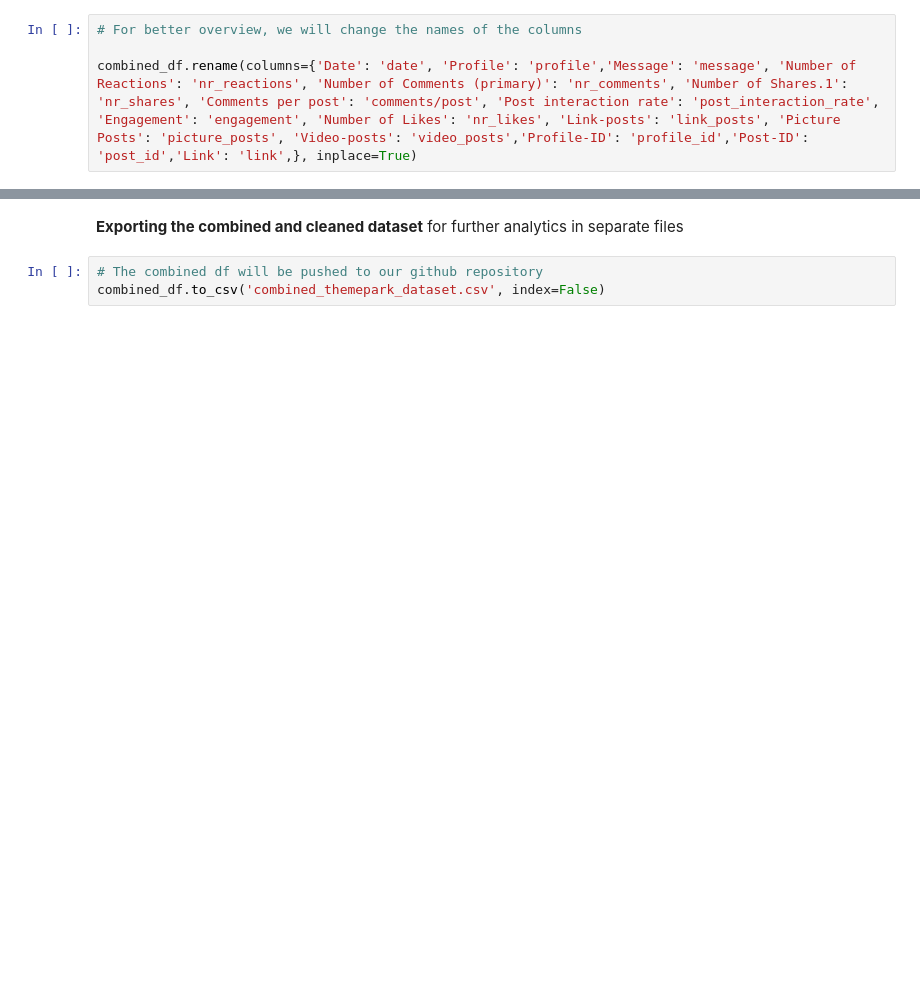
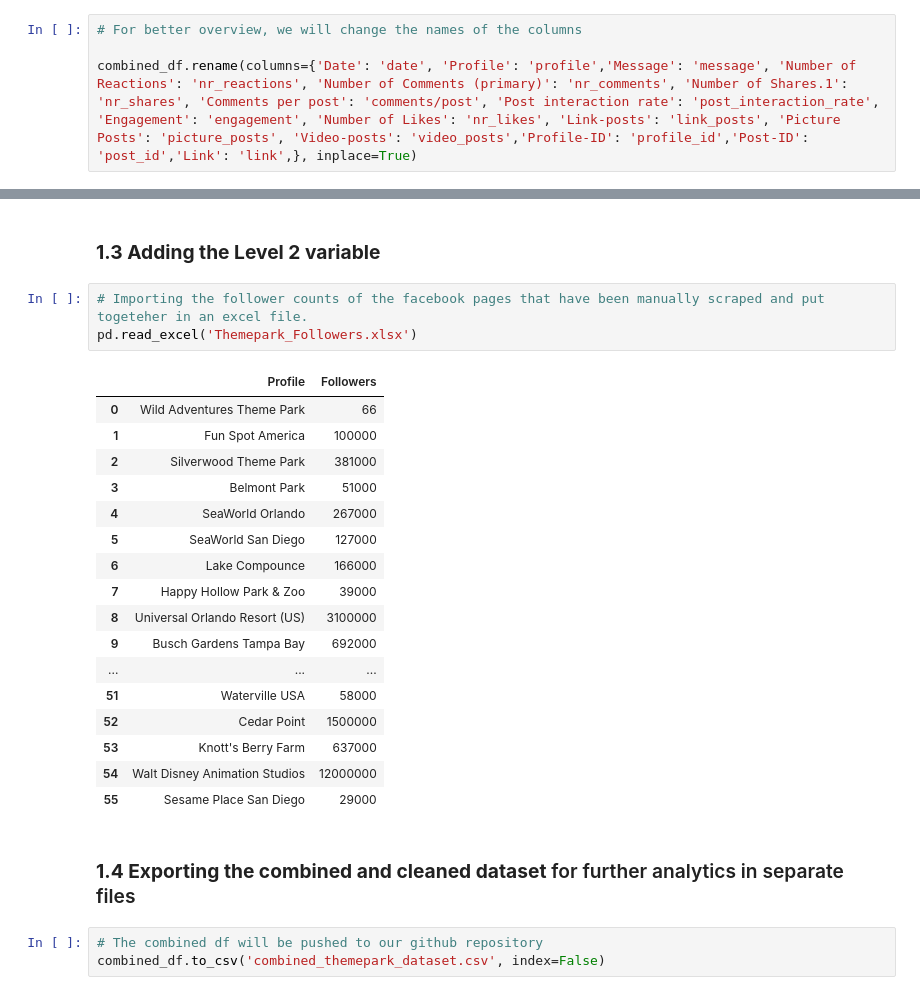
Before and after one commit to crlhbs/Group1_MarketingStrategy, a Jupyter notebook: Notebook_Themeparks_Group1.ipynb, the cells around one changed output, grey strips where cells are left out. Saved outputs shown, nothing was run; the diff lists cells and outputs as text; blank space fills up the shorter version.

```diff
--- a/Notebook_Themeparks_Group1.ipynb
+++ b/Notebook_Themeparks_Group1.ipynb
@@ -161,8 +161,31 @@ combined_df.head(1)
 # %% [output]
 |  | date | profile | message | nr_reactions | nr_comments | nr_shares | comments/post | post_interaction_rate | ... |
 | 0 | 12/31/23 9:40 PM | Wild Adventures Theme Park | 🎟️🚨 Today's the FINAL day to use ... | 16 | 2 | 2 | 2 | 1,09E+12 | ... |
+# %% [markdown]
+### **1.3 Adding the Level 2 variable**
+# %%
+# Importing the follower counts of the facebook pages that have been manually scraped and put togeteher in an excel file.
+pd.read_excel('Themepark_Followers.xlsx')
+# %% [output]
+|  | Profile | Followers |
+| 0 | Wild Adventures Theme Park | 66 |
+| 1 | Fun Spot America | 100000 |
+| 2 | Silverwood Theme Park | 381000 |
+| 3 | Belmont Park | 51000 |
+| 4 | SeaWorld Orlando | 267000 |
+| 5 | SeaWorld San Diego | 127000 |
+| 6 | Lake Compounce | 166000 |
+| 7 | Happy Hollow Park & Zoo | 39000 |
+| 8 | Universal Orlando Resort (US) | 3100000 |
+| 9 | Busch Gardens Tampa Bay | 692000 |
+| ... | ... | ... |
+| 51 | Waterville USA | 58000 |
+| 52 | Cedar Point | 1500000 |
+| 53 | Knott's Berry Farm | 637000 |
+| 54 | Walt Disney Animation Studios | 12000000 |
+| 55 | Sesame Place San Diego | 29000 |
 # %% [markdown]
-**Exporting the combined and cleaned dataset** for further analytics in separate files
+### **1.4 Exporting the combined and cleaned dataset** for further analytics in separate files
 # %%
 # The combined df will be pushed to our github repository
 combined_df.to_csv('combined_themepark_dataset.csv', index=False)
```
